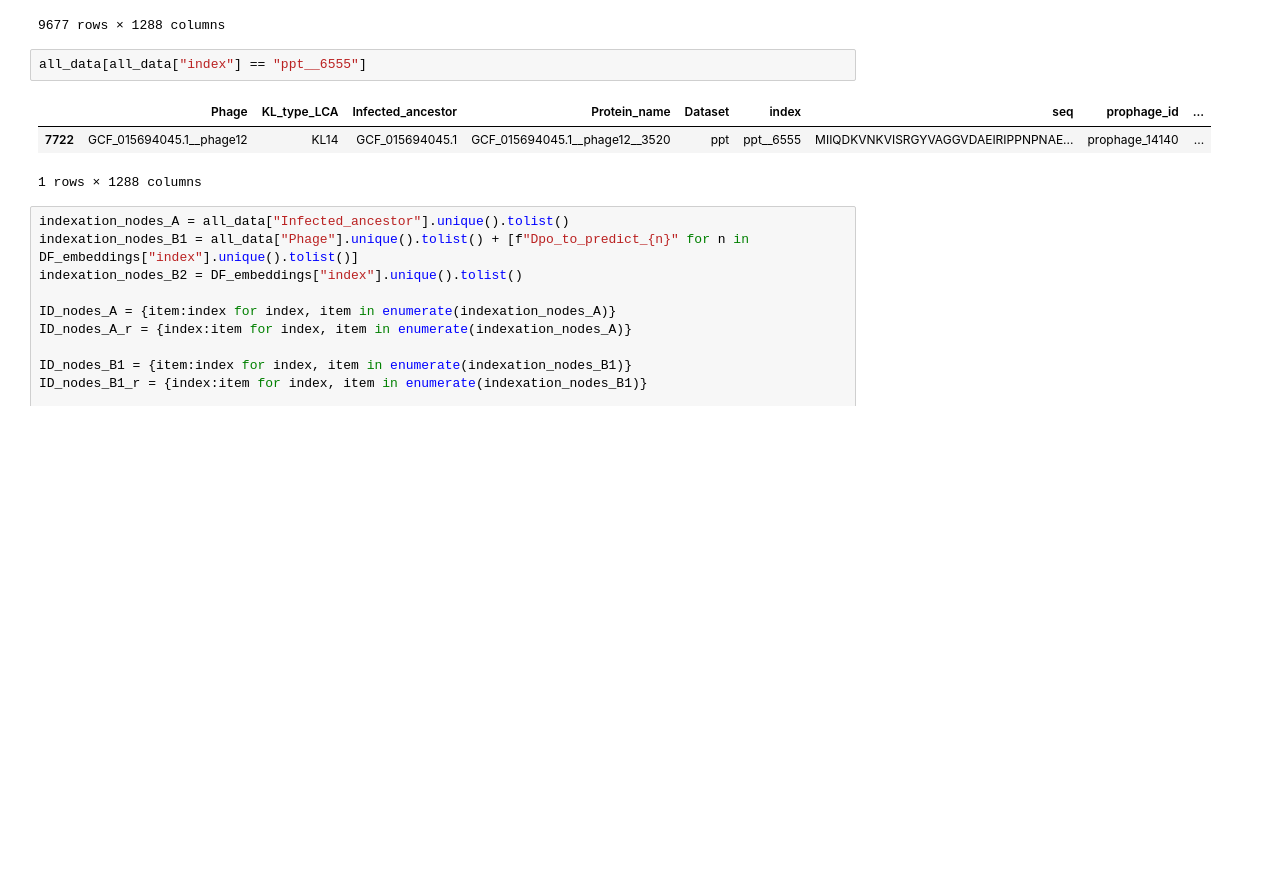
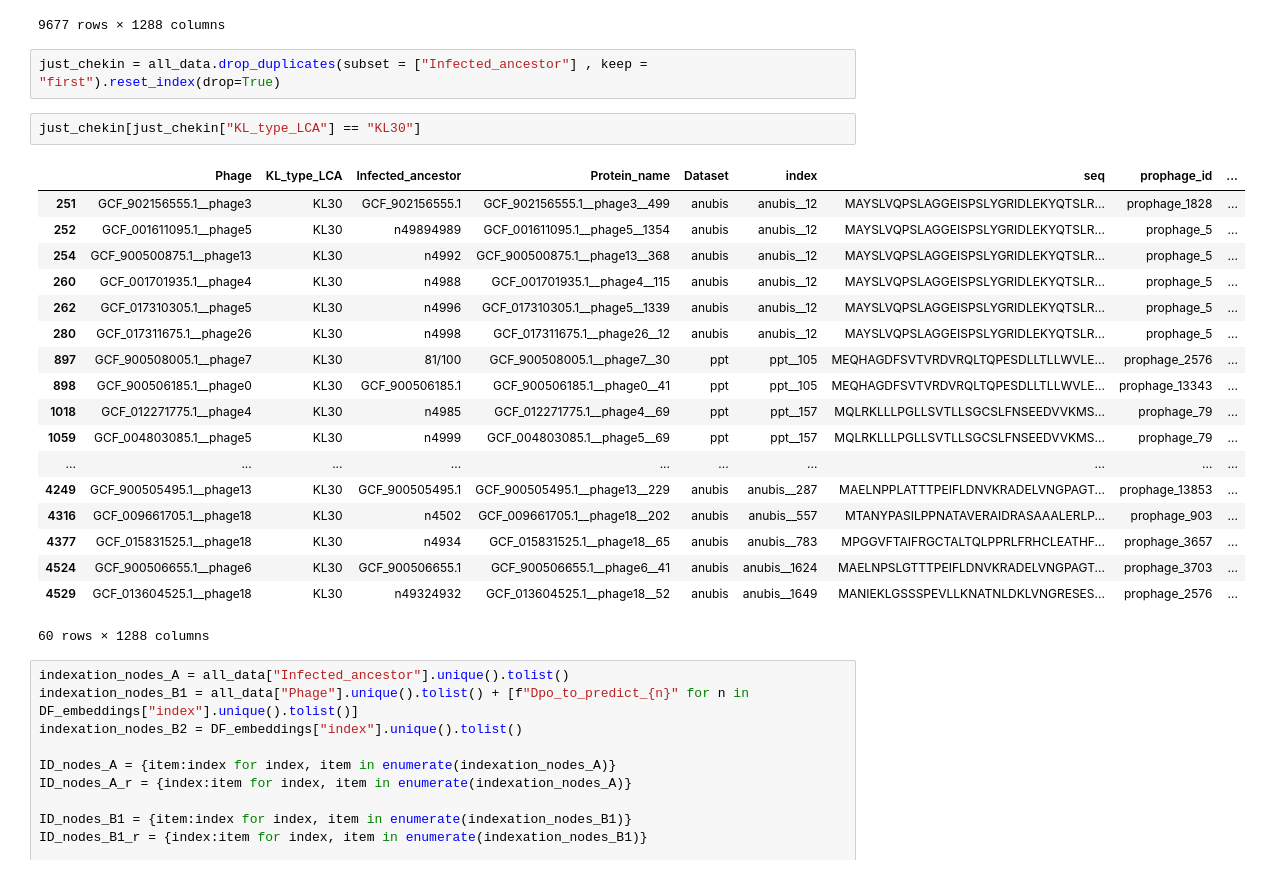
Before and after one commit to conchaeloko/Klebsiella_TropiSEARCH, a Jupyter notebook: scripts/Building_NN/GNN_predictions_77_phages.ipynb, the cells around one changed output. Drawn from its saved outputs; the diff is of its cells as text; blank space fills up the shorter version.

```diff
--- a/scripts/Building_NN/GNN_predictions_77_phages.ipynb
+++ b/scripts/Building_NN/GNN_predictions_77_phages.ipynb
@@ -64,12 +64,29 @@ all_data
 | 9675 | GCF_013604525.1__phage18 | KL30 | n49324932 | GCF_013604525.1__phage18__52 | anubis | anubis__1649 | MANIEKLGSSSPEVLLKNATNLDKLVNGRESES... | prophage_2576 | ... |
 | 9676 | GCF_015159775.1__phage4 | KL30 | n4934 | GCF_015159775.1__phage4__381 | anubis | anubis__1653 | MTANYPASILPPNATAVERAIDRASAAALERLP... | prophage_3657 | ... |
 9677 rows × 1288 columns
+# %%
+just_chekin = all_data.drop_duplicates(subset = ["Infected_ancestor"] , keep = "first").reset_index(drop=True)
 # %%
-all_data[all_data["index"] == "ppt__6555"]
+just_chekin[just_chekin["KL_type_LCA"] == "KL30"]
 # %% [output]
 |  | Phage | KL_type_LCA | Infected_ancestor | Protein_name | Dataset | index | seq | prophage_id | ... |
-| 7722 | GCF_015694045.1__phage12 | KL14 | GCF_015694045.1 | GCF_015694045.1__phage12__3520 | ppt | ppt__6555 | MIIQDKVNKVISRGYVAGGVDAEIRIPPNPNAE... | prophage_14140 | ... |
+| 251 | GCF_902156555.1__phage3 | KL30 | GCF_902156555.1 | GCF_902156555.1__phage3__499 | anubis | anubis__12 | MAYSLVQPSLAGGEISPSLYGRIDLEKYQTSLR... | prophage_1828 | ... |
+| 252 | GCF_001611095.1__phage5 | KL30 | n49894989 | GCF_001611095.1__phage5__1354 | anubis | anubis__12 | MAYSLVQPSLAGGEISPSLYGRIDLEKYQTSLR... | prophage_5 | ... |
+| 254 | GCF_900500875.1__phage13 | KL30 | n4992 | GCF_900500875.1__phage13__368 | anubis | anubis__12 | MAYSLVQPSLAGGEISPSLYGRIDLEKYQTSLR... | prophage_5 | ... |
+| 260 | GCF_001701935.1__phage4 | KL30 | n4988 | GCF_001701935.1__phage4__115 | anubis | anubis__12 | MAYSLVQPSLAGGEISPSLYGRIDLEKYQTSLR... | prophage_5 | ... |
+| 262 | GCF_017310305.1__phage5 | KL30 | n4996 | GCF_017310305.1__phage5__1339 | anubis | anubis__12 | MAYSLVQPSLAGGEISPSLYGRIDLEKYQTSLR... | prophage_5 | ... |
+| 280 | GCF_017311675.1__phage26 | KL30 | n4998 | GCF_017311675.1__phage26__12 | anubis | anubis__12 | MAYSLVQPSLAGGEISPSLYGRIDLEKYQTSLR... | prophage_5 | ... |
+| 897 | GCF_900508005.1__phage7 | KL30 | 81/100 | GCF_900508005.1__phage7__30 | ppt | ppt__105 | MEQHAGDFSVTVRDVRQLTQPESDLLTLLWVLE... | prophage_2576 | ... |
+| 898 | GCF_900506185.1__phage0 | KL30 | GCF_900506185.1 | GCF_900506185.1__phage0__41 | ppt | ppt__105 | MEQHAGDFSVTVRDVRQLTQPESDLLTLLWVLE... | prophage_13343 | ... |
+| 1018 | GCF_012271775.1__phage4 | KL30 | n4985 | GCF_012271775.1__phage4__69 | ppt | ppt__157 | MQLRKLLLPGLLSVTLLSGCSLFNSEEDVVKMS... | prophage_79 | ... |
+| 1059 | GCF_004803085.1__phage5 | KL30 | n4999 | GCF_004803085.1__phage5__69 | ppt | ppt__157 | MQLRKLLLPGLLSVTLLSGCSLFNSEEDVVKMS... | prophage_79 | ... |
+| ... | ... | ... | ... | ... | ... | ... | ... | ... | ... |
+| 4249 | GCF_900505495.1__phage13 | KL30 | GCF_900505495.1 | GCF_900505495.1__phage13__229 | anubis | anubis__287 | MAELNPPLATTTPEIFLDNVKRADELVNGPAGT... | prophage_13853 | ... |
+| 4316 | GCF_009661705.1__phage18 | KL30 | n4502 | GCF_009661705.1__phage18__202 | anubis | anubis__557 | MTANYPASILPPNATAVERAIDRASAAALERLP... | prophage_903 | ... |
+| 4377 | GCF_015831525.1__phage18 | KL30 | n4934 | GCF_015831525.1__phage18__65 | anubis | anubis__783 | MPGGVFTAIFRGCTALTQLPPRLFRHCLEATHF... | prophage_3657 | ... |
+| 4524 | GCF_900506655.1__phage6 | KL30 | GCF_900506655.1 | GCF_900506655.1__phage6__41 | anubis | anubis__1624 | MAELNPSLGTTTPEIFLDNVKRADELVNGPAGT... | prophage_3703 | ... |
+| 4529 | GCF_013604525.1__phage18 | KL30 | n49324932 | GCF_013604525.1__phage18__52 | anubis | anubis__1649 | MANIEKLGSSSPEVLLKNATNLDKLVNGRESES... | prophage_2576 | ... |
-1 rows × 1288 columns
+60 rows × 1288 columns
 # %%
 indexation_nodes_A = all_data["Infected_ancestor"].unique().tolist()
 indexation_nodes_B1 = all_data["Phage"].unique().tolist() + [f"Dpo_to_predict_{n}" for n in DF_embeddings["index"].unique().tolist()]
```
Also changed, not shown: parts of 2 cells of this notebook.
